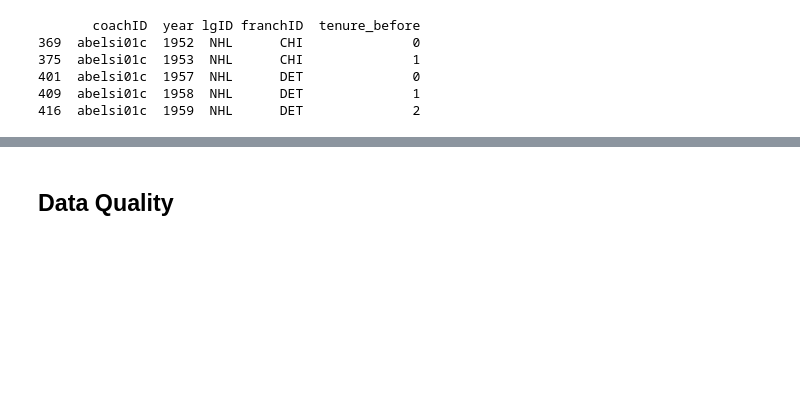
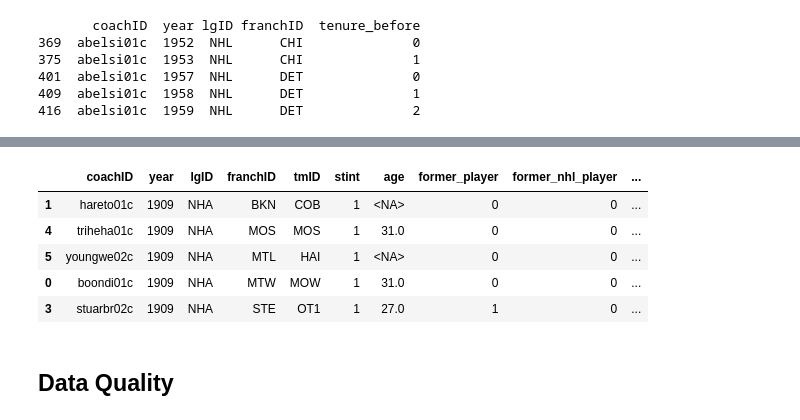
Before and after one commit to LuisBento2005/AC_DataMining, a Jupyter notebook: notebooks/03_data_preparation.ipynb, the cells around one changed output, grey strips where cells are left out. Drawn from its saved outputs; the diff is of its cells as text; code cells hidden in the pictures; blank space fills up the shorter version.

```diff
--- a/notebooks/03_data_preparation.ipynb
+++ b/notebooks/03_data_preparation.ipynb
@@ -608,3 +669,35 @@ print(tenure.head())
+# %%
+detroit = df.query('year == 1998 and franchID == "DET"')
+
+averaged_coach = detroit.iloc[[0]].copy()
+
+averaged_coach["age"] = detroit["age"].mean()
+
+averaged_coach["former_player"] = detroit["former_player"].max()
+
+averaged_coach["former_nhl_player"] = detroit["former_nhl_player"].max()
+
+averaged_coach["win_before_pct"] = np.nan
+
+averaged_coach["coachID"] = "avg_det_1998"
+
+df = df.drop(detroit.index)
+
+df = pd.concat(
+    [df, averaged_coach],
+    ignore_index=True
+)
+
+df = df.sort_values(["year", "franchID"], ascending = True)
+
+df.head()
+# %% [output]
+|  | coachID | year | lgID | franchID | tmID | stint | age | former_player | former_nhl_player | ... |
+| 1 | hareto01c | 1909 | NHA | BKN | COB | 1 | <NA> | 0 | 0 | ... |
+| 4 | triheha01c | 1909 | NHA | MOS | MOS | 1 | 31.0 | 0 | 0 | ... |
+| 5 | youngwe02c | 1909 | NHA | MTL | HAI | 1 | <NA> | 0 | 0 | ... |
+| 0 | boondi01c | 1909 | NHA | MTW | MOW | 1 | 31.0 | 0 | 0 | ... |
+| 3 | stuarbr02c | 1909 | NHA | STE | OT1 | 1 | 27.0 | 1 | 0 | ... |
 # %% [markdown]
 ## Data Quality
 # %% [markdown]
```
Also changed, not shown: parts of 15 cells of this notebook, 1 other file.
